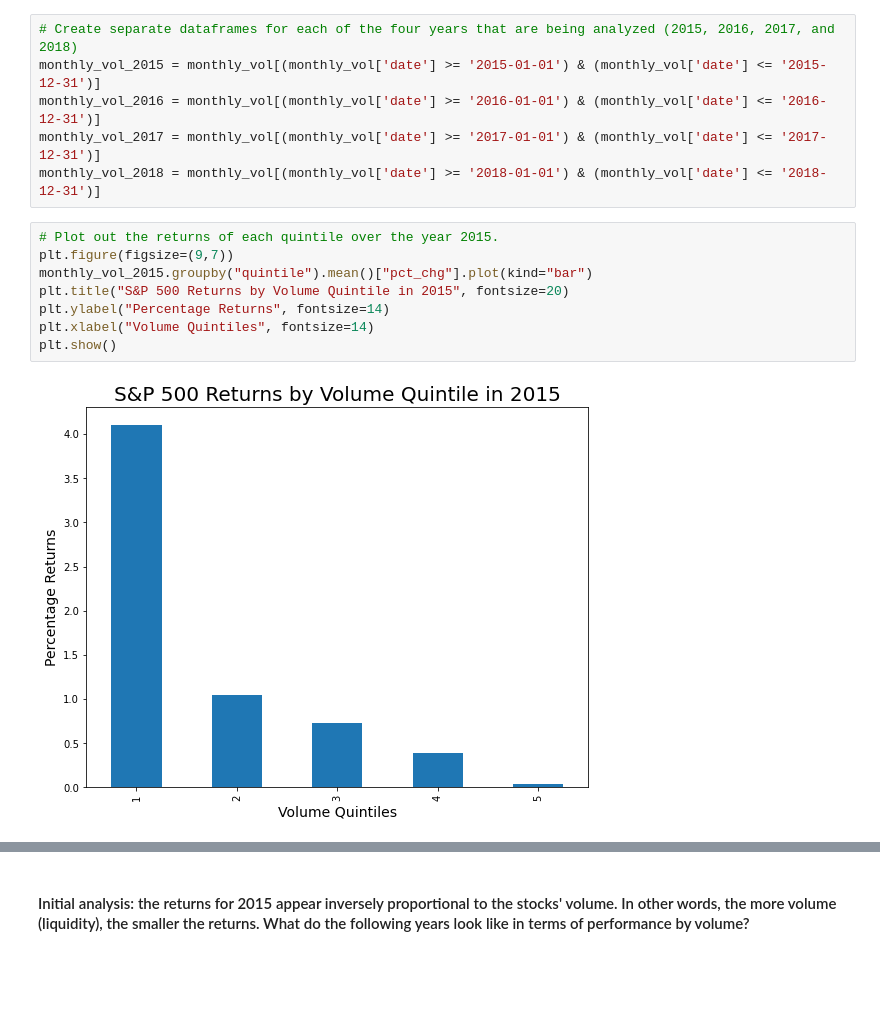
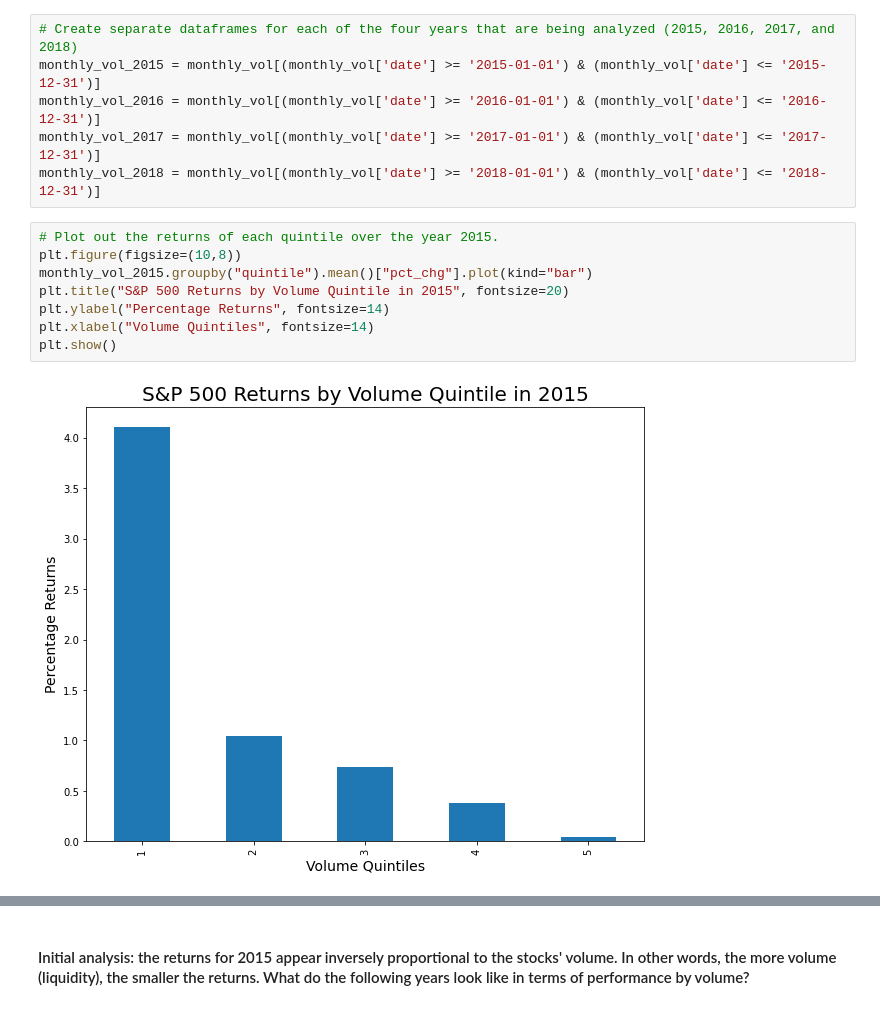
Before and after one commit to baruchfrost/legendary-invention, a Jupyter notebook: Team1_Data_Analysis_SPX500.ipynb, the cells around one changed output, grey strips where cells are left out. Saved outputs shown, nothing was run; the diff lists cells and outputs as text; blank space fills up the shorter version.

```diff
--- a/Team1_Data_Analysis_SPX500.ipynb
+++ b/Team1_Data_Analysis_SPX500.ipynb
@@ -101,13 +101,13 @@ monthly_vol_2017 = monthly_vol[(monthly_vol['date'] >= '2017-01-01') & (monthly_
 monthly_vol_2018 = monthly_vol[(monthly_vol['date'] >= '2018-01-01') & (monthly_vol['date'] <= '2018-12-31')]
 # %%
 # Plot out the returns of each quintile over the year 2015.
-plt.figure(figsize=(9,7))
+plt.figure(figsize=(10,8))
 monthly_vol_2015.groupby("quintile").mean()["pct_chg"].plot(kind="bar")
 plt.title("S&P 500 Returns by Volume Quintile in 2015", fontsize=20)
 plt.ylabel("Percentage Returns", fontsize=14)
 plt.xlabel("Volume Quintiles", fontsize=14)
 plt.show()
 # %% [output]
-[figure, old version]
+[figure, new version]
 # %%
 # Plot out the volumes of each quintile over the year 2015.
```
Also changed, not shown: parts of 6 cells of this notebook.
